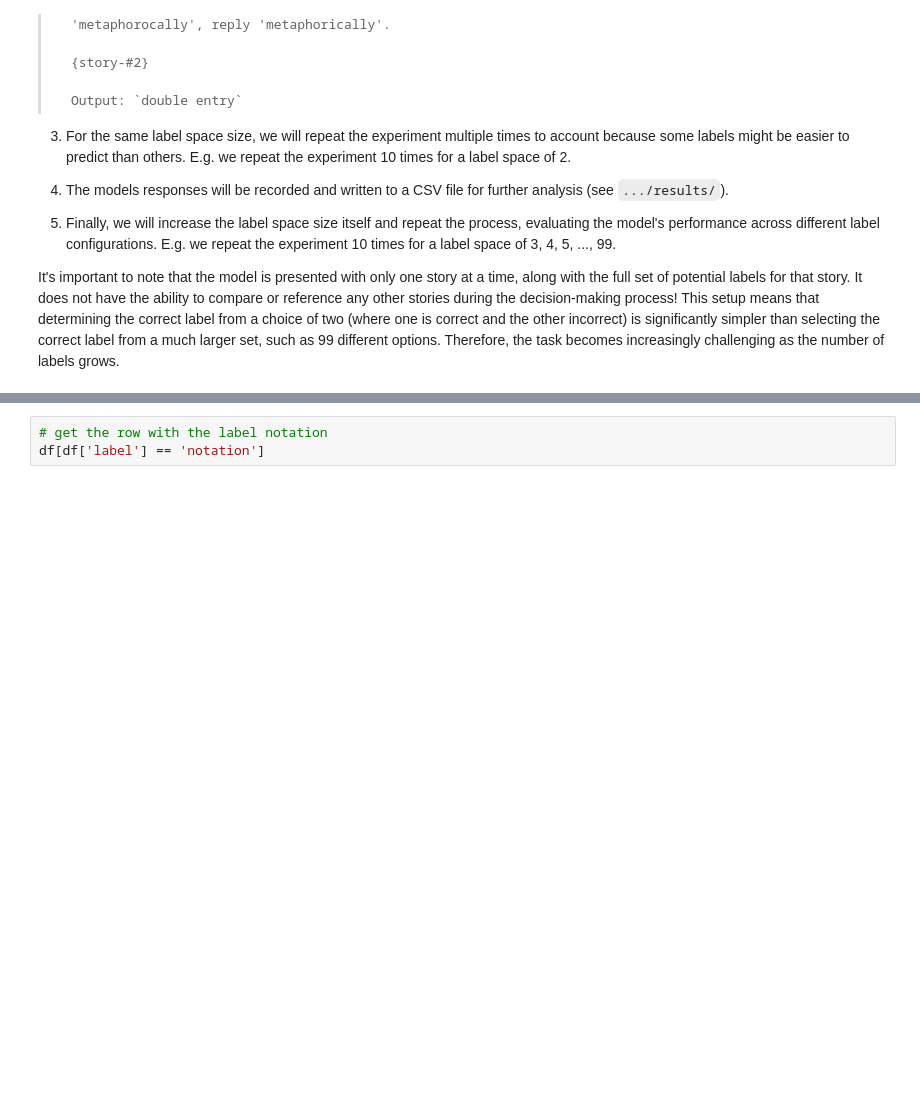
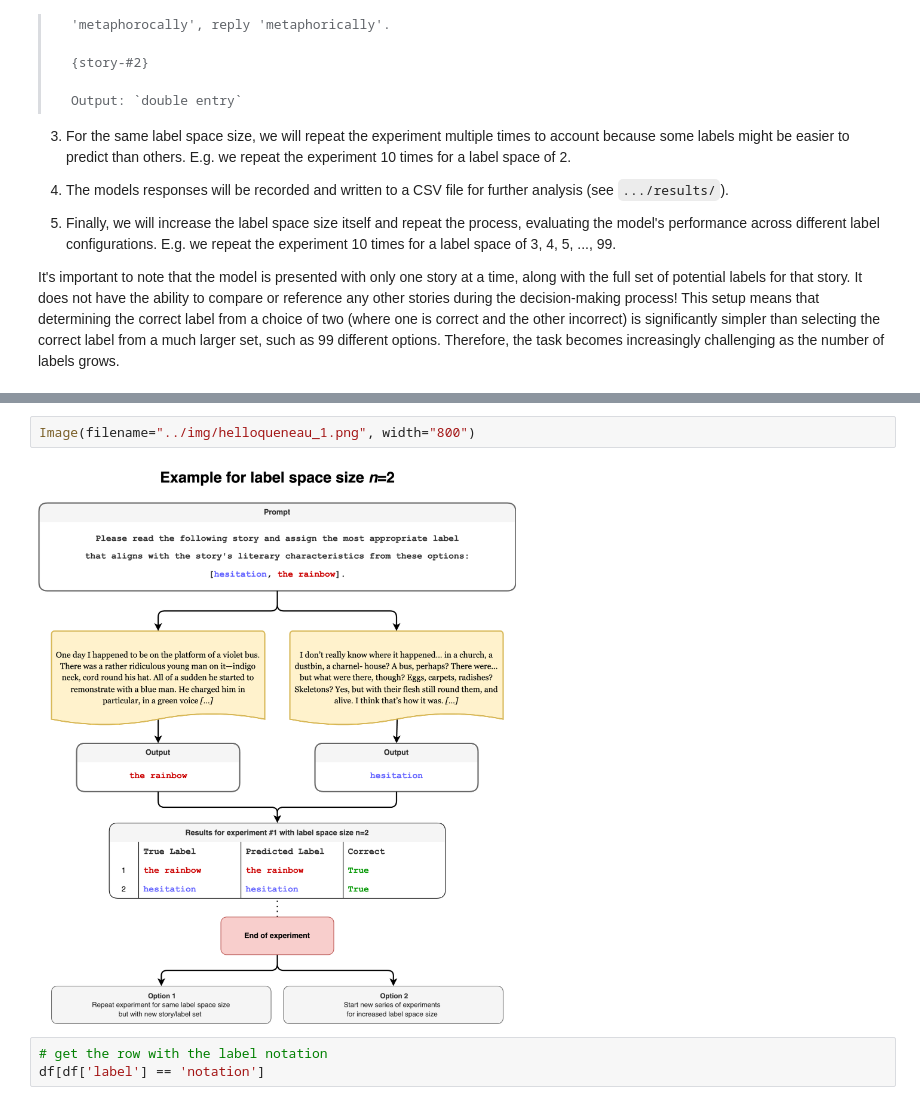
Before and after one commit to WHaverals/helloqueneau, a Jupyter notebook: src/guess.ipynb, the cells around one changed output, grey strips where cells are left out. Saved outputs shown, nothing was run; the diff lists cells and outputs as text; blank space fills up the shorter version.

```diff
--- a/src/guess.ipynb
+++ b/src/guess.ipynb
@@ -143,3 +147,7 @@ It's important to note that the model is presented with only one story at a time
+# %%
+Image(filename="../img/helloqueneau_1.png", width="800")
+# %% [output]
+[figure, added]
 # %%
 # get the row with the label notation
 df[df['label'] == 'notation']
```
Also changed, not shown: parts of 7 cells of this notebook.
